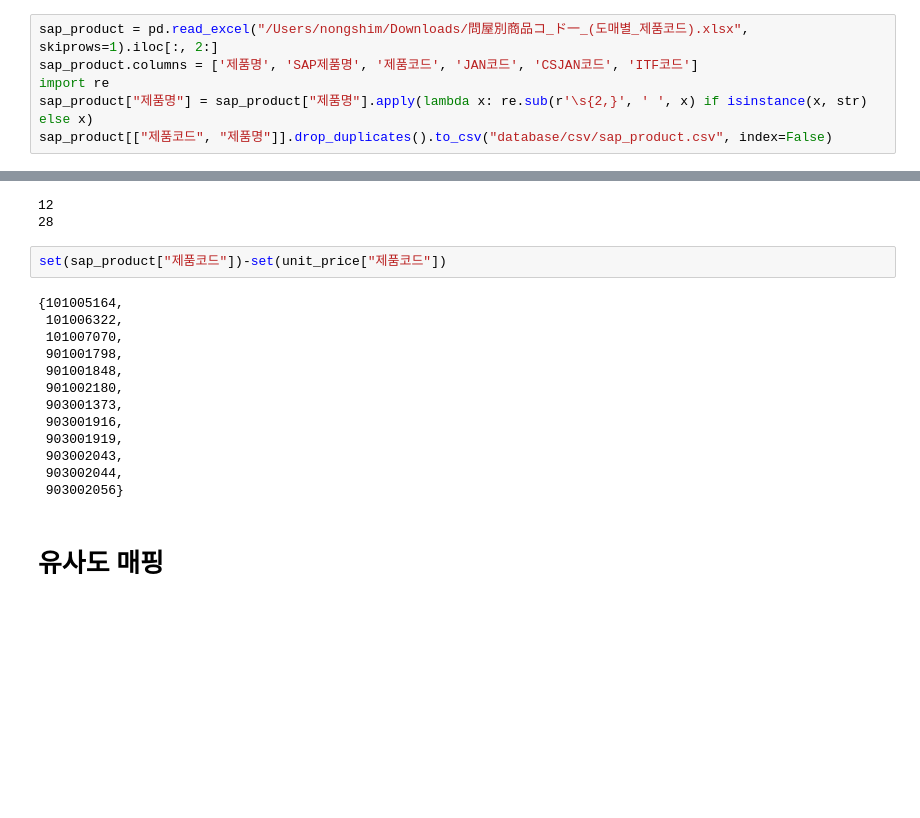
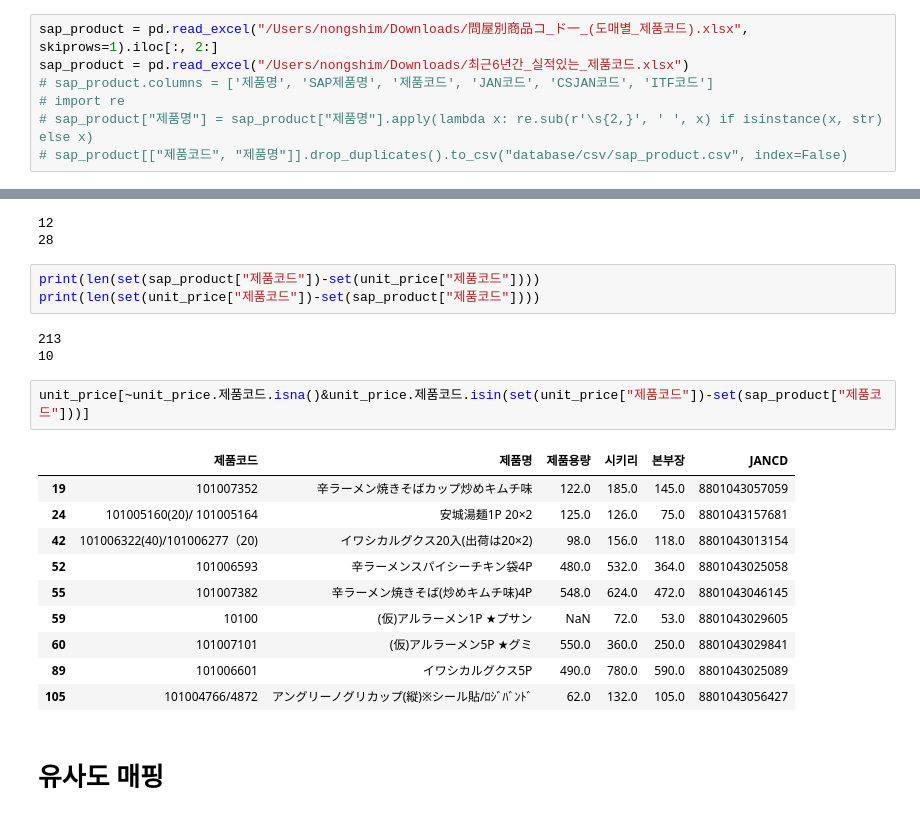
Before and after one commit to mushrhyme/easy-rebate, a Jupyter notebook: notepad.ipynb, the cells around one changed output, grey strips where cells are left out. Drawn from its saved outputs; the diff is of its cells as text; blank space fills up the shorter version.

```diff
--- a/notepad.ipynb
+++ b/notepad.ipynb
@@ -71,10 +71,11 @@ sap_retail.to_csv("database/csv/sap_retail.csv", index=False)
 # SAP 기준 제품 명단 만들기
 # %%
 sap_product = pd.read_excel("/Users/nongshim/Downloads/問屋別商品コ_ド一_(도매별_제품코드).xlsx", skiprows=1).iloc[:, 2:]
-sap_product.columns = ['제품명', 'SAP제품명', '제품코드', 'JAN코드', 'CSJAN코드', 'ITF코드']
-import re
-sap_product["제품명"] = sap_product["제품명"].apply(lambda x: re.sub(r'\s{2,}', ' ', x) if isinstance(x, str) else x)
-sap_product[["제품코드", "제품명"]].drop_duplicates().to_csv("database/csv/sap_product.csv", index=False)
+sap_product = pd.read_excel("/Users/nongshim/Downloads/최근6년간_실적있는_제품코드.xlsx")
+# sap_product.columns = ['제품명', 'SAP제품명', '제품코드', 'JAN코드', 'CSJAN코드', 'ITF코드']
+# import re
+# sap_product["제품명"] = sap_product["제품명"].apply(lambda x: re.sub(r'\s{2,}', ' ', x) if isinstance(x, str) else x)
+# sap_product[["제품코드", "제품명"]].drop_duplicates().to_csv("database/csv/sap_product.csv", index=False)
 # %%
 sap_product[sap_product.JAN코드.isna()]
 # %% [output]
@@ -115,20 +116,24 @@ print(len(set(unit_price["제품코드"])-set(sap_product["제품코드"])))
 12
 28
 # %%
-set(sap_product["제품코드"])-set(unit_price["제품코드"])
+print(len(set(sap_product["제품코드"])-set(unit_price["제품코드"])))
+print(len(set(unit_price["제품코드"])-set(sap_product["제품코드"])))
 # %% [output]
-{101005164,
- 101006322,
- 101007070,
- 901001798,
- 901001848,
- 901002180,
- 903001373,
- 903001916,
- 903001919,
- 903002043,
- 903002044,
- 903002056}
+213
+10
+# %%
+unit_price[~unit_price.제품코드.isna()&unit_price.제품코드.isin(set(unit_price["제품코드"])-set(sap_product["제품코드"]))]
+# %% [output]
+|  | 제품코드 | 제품명 | 제품용량 | 시키리 | 본부장 | JANCD |
+| 19 | 101007352 | 辛ラーメン焼きそばカップ炒めキムチ味 | 122.0 | 185.0 | 145.0 | 8801043057059 |
+| 24 | 101005160(20)/ 101005164 | 安城湯麺1P 20×2 | 125.0 | 126.0 | 75.0 | 8801043157681 |
+| 42 | 101006322(40)/101006277（20) | イワシカルグクス20入(出荷は20×2) | 98.0 | 156.0 | 118.0 | 8801043013154 |
+| 52 | 101006593 | 辛ラーメンスパイシーチキン袋4P | 480.0 | 532.0 | 364.0 | 8801043025058 |
+| 55 | 101007382 | 辛ラーメン焼きそば(炒めキムチ味)4P | 548.0 | 624.0 | 472.0 | 8801043046145 |
+| 59 | 10100 | (仮)アルラーメン1P ★プサン | NaN | 72.0 | 53.0 | 8801043029605 |
+| 60 | 101007101 | (仮)アルラーメン5P ★グミ | 550.0 | 360.0 | 250.0 | 8801043029841 |
+| 89 | 101006601 | イワシカルグクス5P | 490.0 | 780.0 | 590.0 | 8801043025089 |
+| 105 | 101004766/4872 | アングリーノグリカップ(縦)※シール貼/ﾛｼﾞﾊﾞﾝﾄﾞ | 62.0 | 132.0 | 105.0 | 8801043056427 |
 # %% [markdown]
 # 유사도 매핑
 # %%
```
Also changed, not shown: 4 other files.
